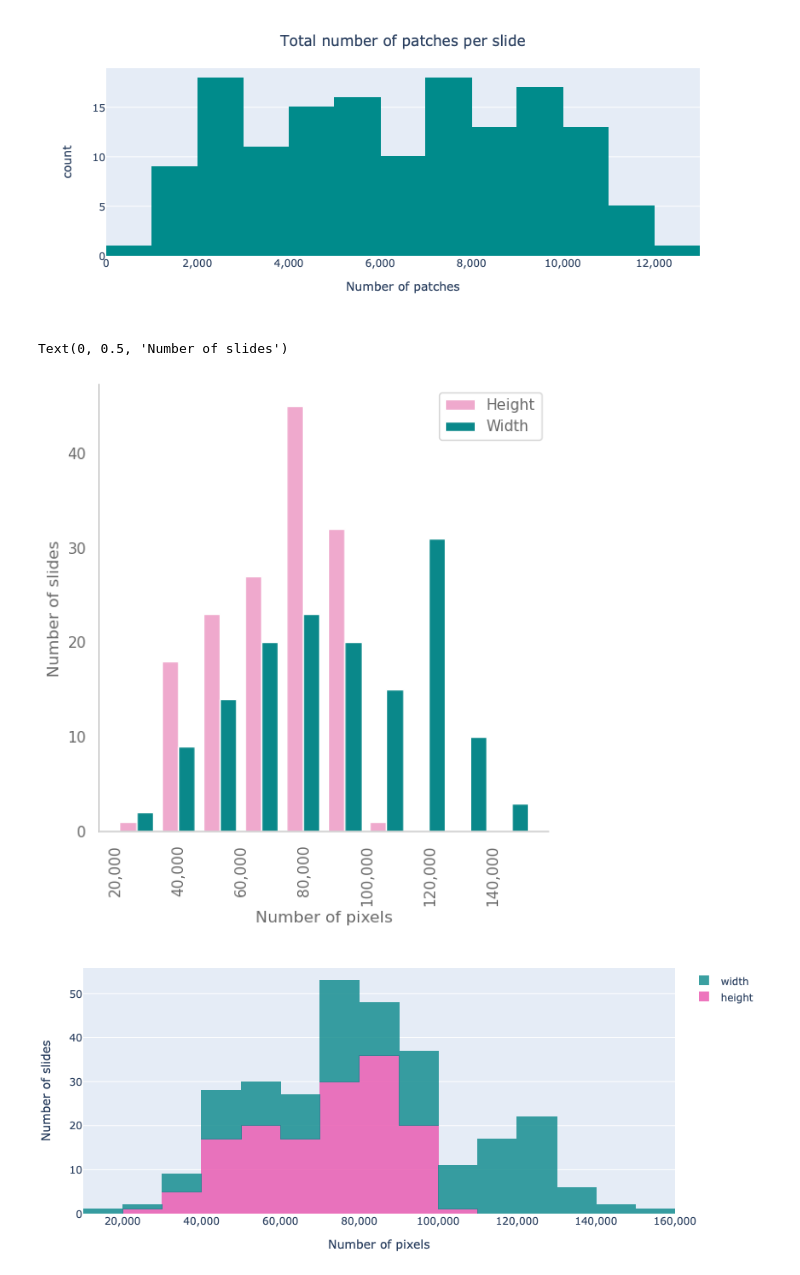
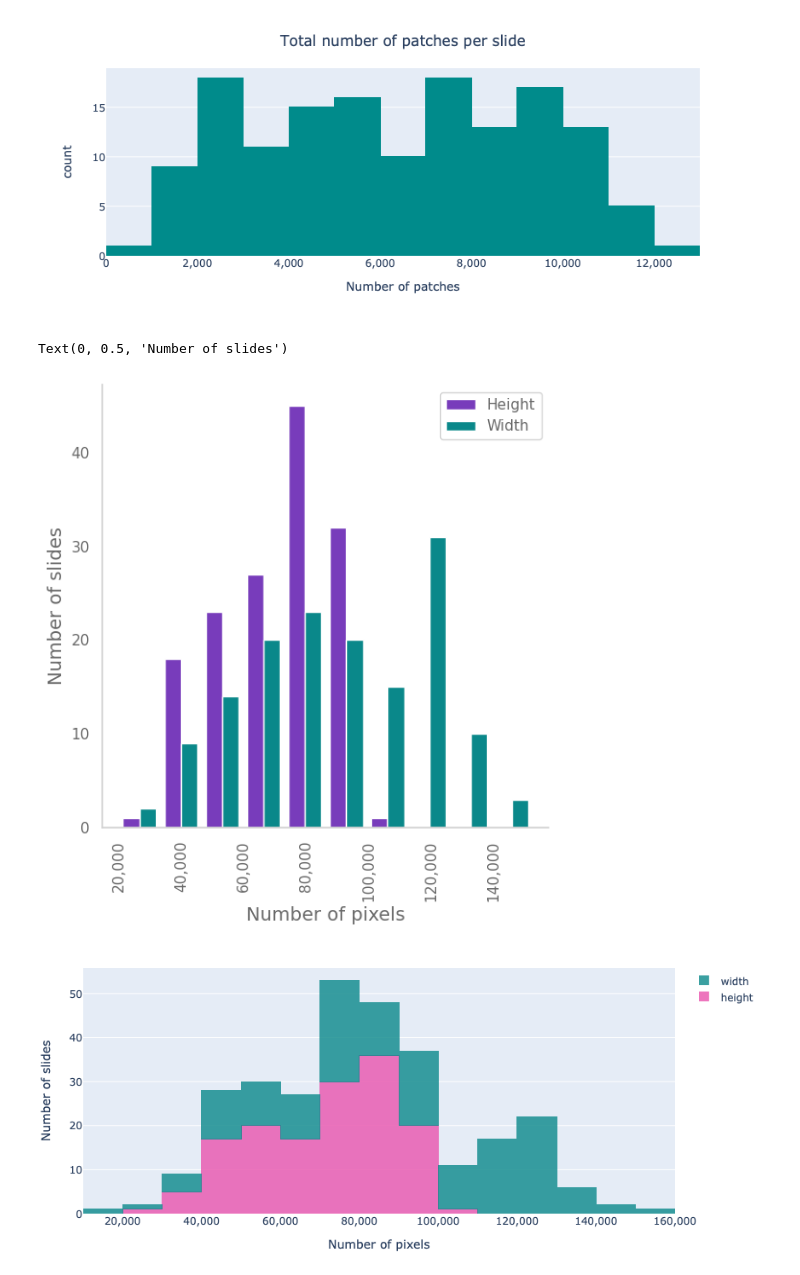
Before and after one commit to Alexandra-Smith/masters, a Jupyter notebook: notebooks/05-data-info.ipynb, the cells around one changed output. Drawn from its saved outputs; the diff is of its cells as text; code cells hidden in the pictures.

```diff
--- a/notebooks/05-data-info.ipynb
+++ b/notebooks/05-data-info.ipynb
@@ -134,24 +137,24 @@ fig.show()
 # %%
 x = df['Level0_height']
 y = df['Level0_width']
 total_pixels_l0 = x * y
 
 plt.rcParams["figure.figsize"] = [6, 6]
 ax = plt.figure().gca()
-ax.hist([x, y])
+ax.hist([x, y], color=[cd['purple'], cd['green']])
 # ax.yaxis.set_major_locator(ticker.MaxNLocator(integer=True))
 # formatter = ticker.ScalarFormatter(useOffset=False, useMathText=True)
 # formatter.set_scientific(False)
 # ax.xaxis.set_major_formatter(formatter)
 formatter = ticker.StrMethodFormatter('{x:,.0f}')
 ax.xaxis.set_major_formatter(formatter)
 ax.tick_params(axis='x', labelrotation=90.0)
 ax.legend(labels=['Height', 'Width'])
 ax.set_xlabel('Number of pixels')
 ax.set_ylabel('Number of slides')
 # %% [output]
 Text(0, 0.5, 'Number of slides')
-[figure, old version]
+[figure, new version]
 # %%
 fig = go.Figure()
 fig.add_trace(go.Histogram(x=df['Level0_height'], marker_color=cd['pink'], name="height"))
```
Also changed, not shown: parts of 4 cells of this notebook, 1 other file.
